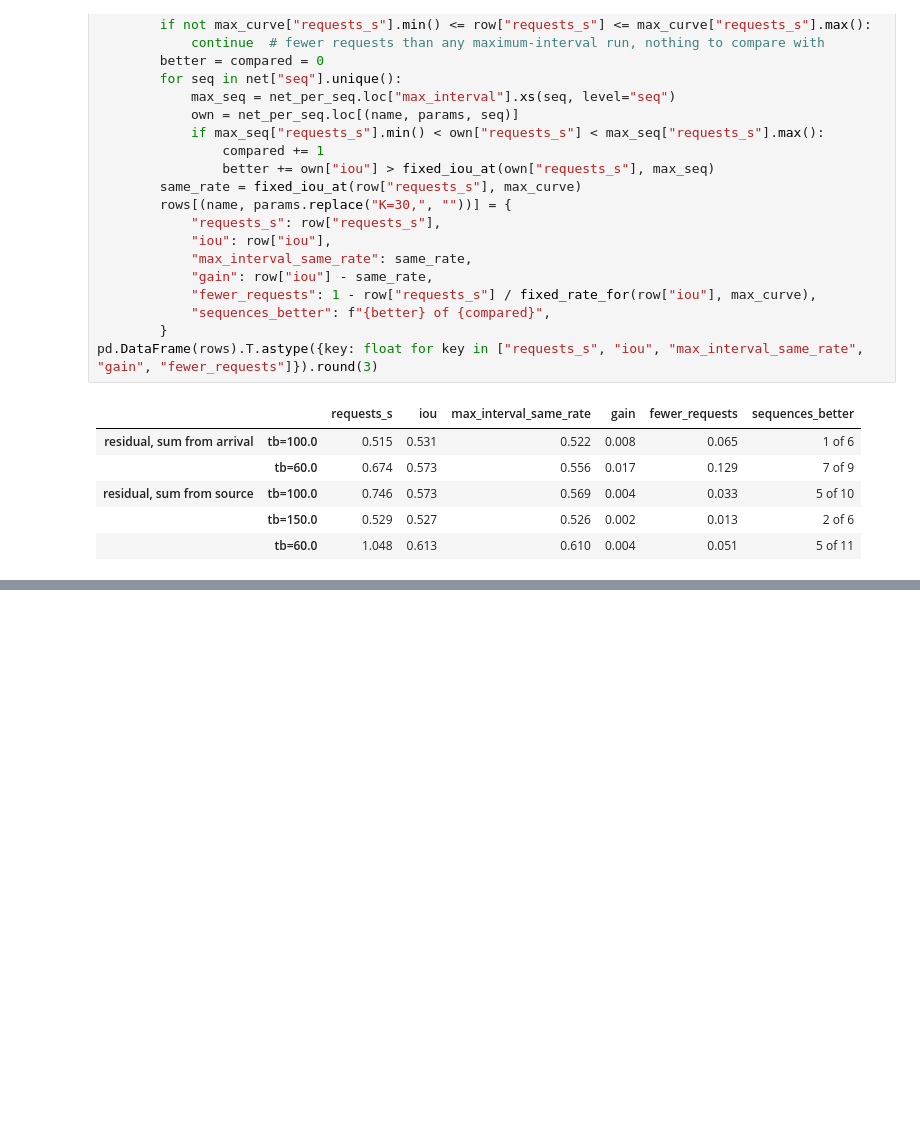
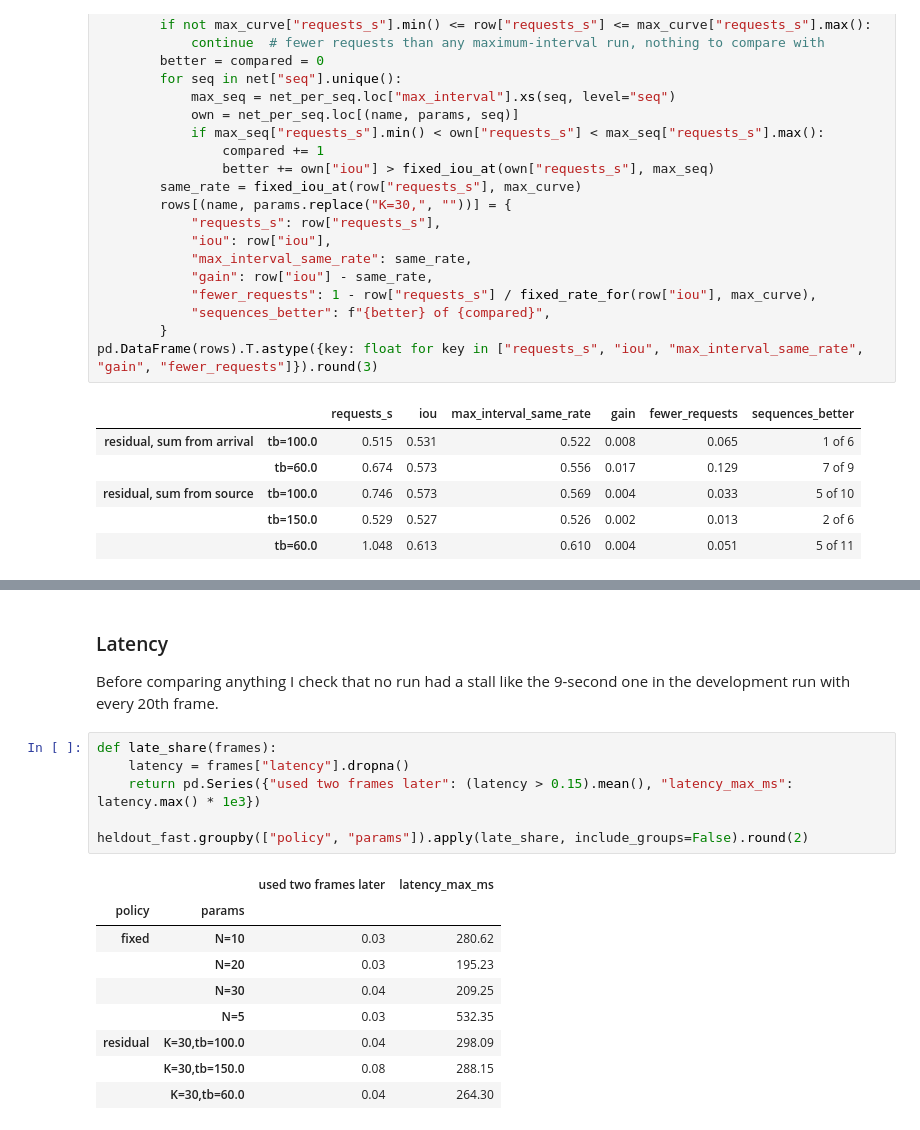
Before and after one commit to NickPoint/adaptive-mask-refresh, a Jupyter notebook: policy.ipynb, the cells around one changed output, grey strips where cells are left out. Saved outputs shown, nothing was run; the diff lists cells and outputs as text; blank space fills up the shorter version.

```diff
--- a/policy.ipynb
+++ b/policy.ipynb
@@ -571,0 +615,20 @@ So on this link the residual signal adds almost nothing. A mask is already 7 fra
+# %% [markdown]
+### Latency
+
+Before comparing anything I check that no run had a stall like the 9-second one in the development run with every 20th frame.
+# %%
+def late_share(frames):
+    latency = frames["latency"].dropna()
+    return pd.Series({"used two frames later": (latency > 0.15).mean(), "latency_max_ms": latency.max() * 1e3})
+
+heldout_fast.groupby(["policy", "params"]).apply(late_share, include_groups=False).round(2)
+# %% [output]
+|  |  | used two frames later | latency_max_ms |
+| policy | params |  |  |
+| fixed | N=10 | 0.03 | 280.62 |
+|  | N=20 | 0.03 | 195.23 |
+|  | N=30 | 0.04 | 209.25 |
+|  | N=5 | 0.03 | 532.35 |
+| residual | K=30,tb=100.0 | 0.04 | 298.09 |
+|  | K=30,tb=150.0 | 0.08 | 288.15 |
+|  | K=30,tb=60.0 | 0.04 | 264.30 |
```
Also changed, not shown: parts of 9 cells of this notebook, 10 other files.
